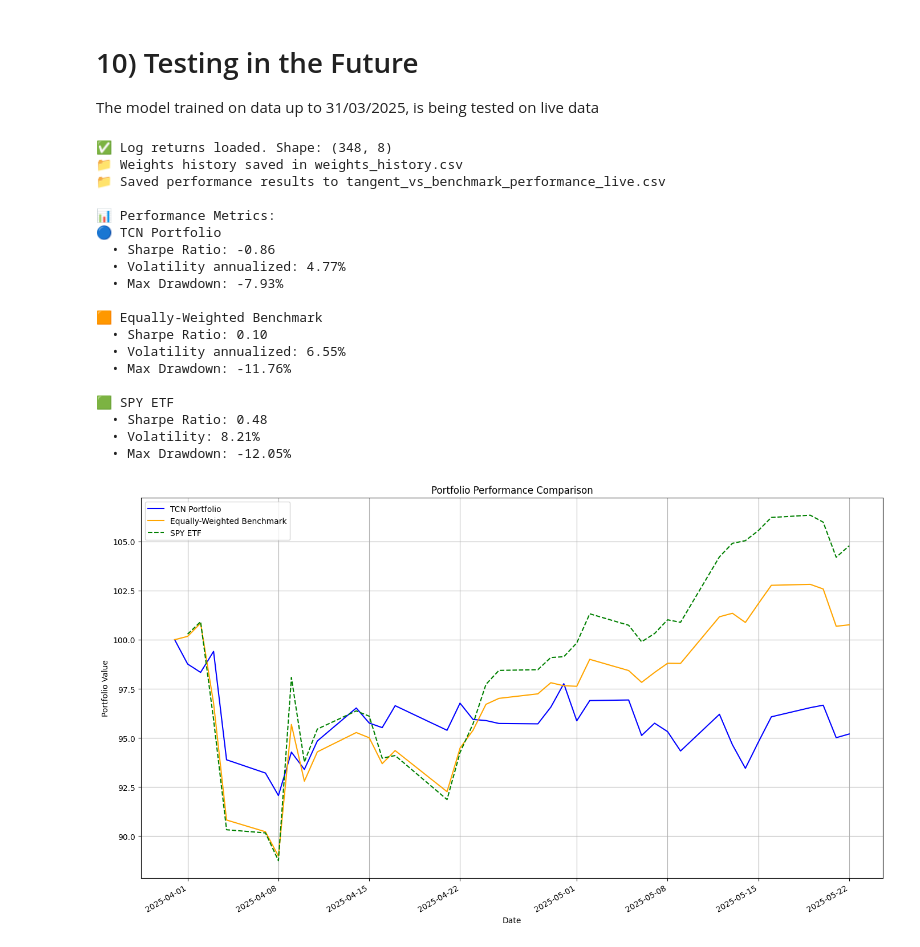
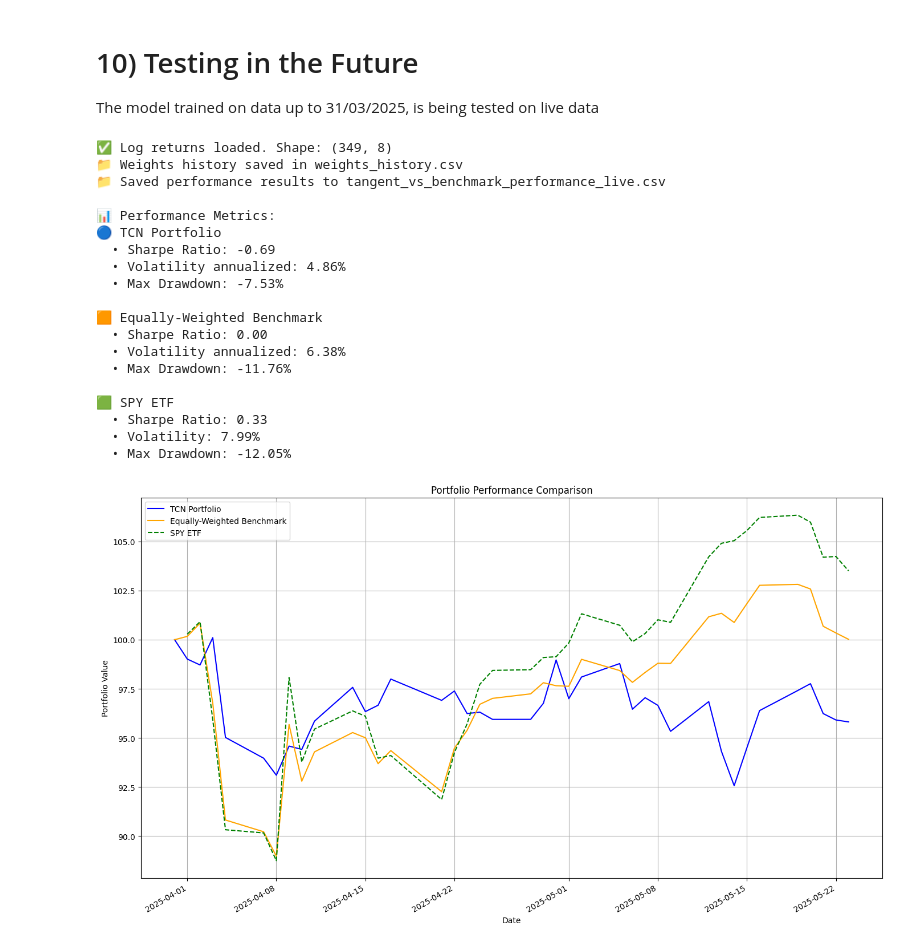
Before and after one commit to aporrini/TCN-for-Volatility-Prediction-and-Portfolio-Optimization, a Jupyter notebook: NOTEBOOK/TCN_model_training_and_results_02_v4.0.ipynb, the cells around one changed output. Saved outputs shown, nothing was run; the diff lists cells and outputs as text; code cells hidden in the pictures.

```diff
--- a/NOTEBOOK/TCN_model_training_and_results_02_v4.0.ipynb
+++ b/NOTEBOOK/TCN_model_training_and_results_02_v4.0.ipynb
@@ -802,32 +981,33 @@ Min log return: -0.2249097392625117
 # %% [markdown]
 # 9) PLOTTING AN EXAMPLE OF AN ACTUAL VS PREDICTED COVARIANCE MATRIX
 # %%
-# --- scegli i quattro indici temporali ---
-i, j, k, t = 575, 1140, 2340, 6100      # <-- modifica qui se vuoi
+# Pick four time indices
+i, j, k, t = 450, 800, 1140, 6100
 indices = [i, j, k, t]
+
 
 cmap_choice = "RdBu_r"
 fig, axes = plt.subplots(len(indices), 2, figsize=(12, 5 * len(indices)))
 
 for row, idx in enumerate(indices):
-    # 1) Covarianza reale (ultimi 63 giorni)
+    # 1) Actual covariance (last 63 days)
     window = returns.iloc[idx - 63 : idx]
     actual_cov = window.cov().values
 
-    # 2) Covarianza predetta dal TCN
-    predicted_cov = predict_next_day_cov(model_cov, idx, returns, sequence_length)
+    # 2) Covariance predicted by the TCN
+    predicted_cov = predict_next_day_cov(model, idx, returns, sequence_length)
 
-    # 3) stessa scala colori per entrambe
+    # 3) keep the same color scale for both matrices
     vmin = min(actual_cov.min(), predicted_cov.min())
     vmax = max(actual_cov.max(), predicted_cov.max())
 
-    # --- plot ACTUAL ---
+    # plot ACTUAL
     im0 = axes[row, 0].imshow(actual_cov, cmap=cmap_choice, vmin=vmin, vmax=vmax)
     axes[row, 0].set_title(f"Actual Covariance – index {idx}")
     axes[row, 0].set_xlabel("Assets"); axes[row, 0].set_ylabel("Assets")
     fig.colorbar(im0, ax=axes[row, 0], fraction=0.046, pad=0.04)
 
-    # --- plot PREDICTED ---
+    # plot PREDICTED
     im1 = axes[row, 1].imshow(predicted_cov, cmap=cmap_choice, vmin=vmin, vmax=vmax)
     axes[row, 1].set_title(f"Predicted Covariance – index {idx}")
     axes[row, 1].set_xlabel("Assets"); axes[row, 1].set_ylabel("Assets")
@@ -871,7 +1051,7 @@ transaction_cost = 0.05 / 100  # 0.00195 is a reasonable cost for a retail inves
 slippage = 0.025 / 100
 c = transaction_cost + slippage
 # risk aversion
-gamma = 3.5 #
+gamma = 3 #
 # box constraints
 lb, ub = -0.33, 0.66
 
@@ -894,24 +1074,24 @@ print("✅ Log returns loaded. Shape:", returns.shape)
 
 # FUNCTIONS
 
-def predict_next_day_cov(model_cov, i, returns_df, seq_len): #seq_len=63
-    """
-    Predict next-day covariance factor from the last 'seq_len' Cholesky matrices,
-    which are built from rolling 63-day windows each.
-    """
+def predict_next_day_cov(model, i, returns_df, seq_len=63):
     cov_input = []
     for j in range(i - seq_len, i):
-        window = returns_df.iloc[j - seq_len : j] # j -63
+        window = returns_df.iloc[j - seq_len : j]
         cov = window.cov().values
         L = np.linalg.cholesky(cov + np.eye(cov.shape[0]) * 1e-8)
-        cov_input.append(torch.tensor(L, dtype=torch.float32))
 
-    x_cov = torch.stack(cov_input).unsqueeze(0)  # shape (1, seq_len, n_assets, n_assets)
+        # put the tensor on the same device as the model
+        cov_input.append(torch.tensor(L, dtype=torch.float32, device=device))
+
+    x_cov = torch.stack(cov_input).unsqueeze(0)      # (1, seq_len, n, n)
     with torch.no_grad():
-        L_pred = model_cov(x_cov)
-        cov_pred = torch.bmm(L_pred, L_pred.transpose(1, 2)).squeeze(0).numpy()
-    cov_pred += np.eye(cov_pred.shape[0]) * 1e-8  # Stabilizer, default 1e-7, faster calculations, more stability and better overall results but less realistic
+        L_pred   = model(x_cov)                      # model and x_cov on same device
+        cov_pred = torch.bmm(L_pred, L_pred.transpose(1, 2)) \
+                      .squeeze(0).cpu().numpy()      # bring back to CPU only for NumPy
+    cov_pred += np.eye(cov_pred.shape[0]) * 1e-8
     return cov_pred
+
 
 def predict_next_day_global(i, returns_df, cov_length=180):
     """
@@ -932,7 +1112,7 @@ def predict_next_day_global(i, returns_df, cov_length=180):
 
     mu_pred = mu_historical * (1 - 3 * shrink_alpha) + shrink_alpha * (mu_short_1 + mu_short_2 + mu_short_3)
 
-    cov_pred = predict_next_day_cov(model_cov, i, returns_df, seq_len=cov_length)
+    cov_pred = predict_next_day_cov(model, i, returns_df, seq_len=cov_length)
     return mu_pred, cov_pred
 
 
@@ -966,7 +1146,7 @@ benchmark_returns = []
 portfolio_returns = []
 dates = []
 weights_list = []
-w_prev = equal_weights  # inizializzazione per il primo giorno
+w_prev = equal_weights  # initialization for the first day
 
 portfolio_value = None
 equal_weights = np.repeat(1 / len(etf_columns), len(etf_columns))
@@ -976,7 +1156,7 @@ first_trade_done = False
 for i in range(start_index, len(returns) - 1):
     mu_pred, cov_pred = predict_next_day_global(i, returns, cov_length=sequence_length)
 
-    # ⚠️ penalità 0 SOLO nel primo trade
+    # penalty to 0 only on the first trade
     turnover_cost_eff = 0.0 if not first_trade_done else c
 
     weights = turnover_penalized_weights(
@@ -992,9 +1172,9 @@ for i in range(start_index, len(returns) - 1):
 
     turnover = np.sum(np.abs(weights - w_prev))
 
-    # ✅ Salta l'operazione se il turnover è sotto la soglia
+    # SKip turnover if under threshold
     if turnover < 0.01:
-        weights = w_prev  # non cambiare i pesi
+        weights = w_prev  # do not update weights
         turnover = 0.0
         cost = 0.0
         portfolio_log_ret = weights @ real_ret
@@ -1021,7 +1201,7 @@ for i in range(start_index, len(returns) - 1):
         first_trade_done = True
         portfolio_value *= np.exp(portfolio_log_ret)
         portfolio_returns.append(portfolio_log_ret)
-        benchmark_returns.append(log_ret_bench)       # ← deve essere log_ret_bench
+        benchmark_returns.append(log_ret_bench)
         portfolio_values.append(portfolio_value)
         dates.append(date)
         weights_list.append(weights)
@@ -1107,39 +1287,39 @@ if not performance.empty:
     plt.plot(performance.index, performance["portfolio_value"], label="TCN Portfolio", color="blue")
     plt.plot(performance.index, performance["benchmark_value"], label="Equally-Weighted Benchmark", color="orange")
     plt.plot(performance.index, performance["spy_value"], label="SPY ETF", color="green", linestyle="dashed")
 
     plt.title("Portfolio Performance Comparison")
     plt.ylabel("Portfolio Value")
     plt.xlabel("Date")
 
     # Remove hours and set only yyyy-mm-dd
     plt.gca().xaxis.set_major_formatter(mdates.DateFormatter('%Y-%m-%d'))
     plt.gcf().autofmt_xdate()
 
     plt.grid(True)
     plt.legend()
     plt.tight_layout()
     plt.show()
 else:
     print("⚠️ DataFrame performance is empty, no data to plot or comparison with SPY.")
 # %% [output]
-✅ Log returns loaded. Shape: (348, 8)
+✅ Log returns loaded. Shape: (349, 8)
 📁 Weights history saved in weights_history.csv
 📁 Saved performance results to tangent_vs_benchmark_performance_live.csv
 
 📊 Performance Metrics:
 🔵 TCN Portfolio
-  • Sharpe Ratio: -0.86
-  • Volatility annualized: 4.77%
-  • Max Drawdown: -7.93%
+  • Sharpe Ratio: -0.69
+  • Volatility annualized: 4.86%
+  • Max Drawdown: -7.53%
 
 🟧 Equally-Weighted Benchmark
-  • Sharpe Ratio: 0.10
-  • Volatility annualized: 6.55%
+  • Sharpe Ratio: 0.00
+  • Volatility annualized: 6.38%
   • Max Drawdown: -11.76%
 
 🟩 SPY ETF
-  • Sharpe Ratio: 0.48
-  • Volatility: 8.21%
+  • Sharpe Ratio: 0.33
+  • Volatility: 7.99%
   • Max Drawdown: -12.05%
-[figure, old version]
+[figure, new version]
```
Also changed, not shown: parts of 19 cells of this notebook.
